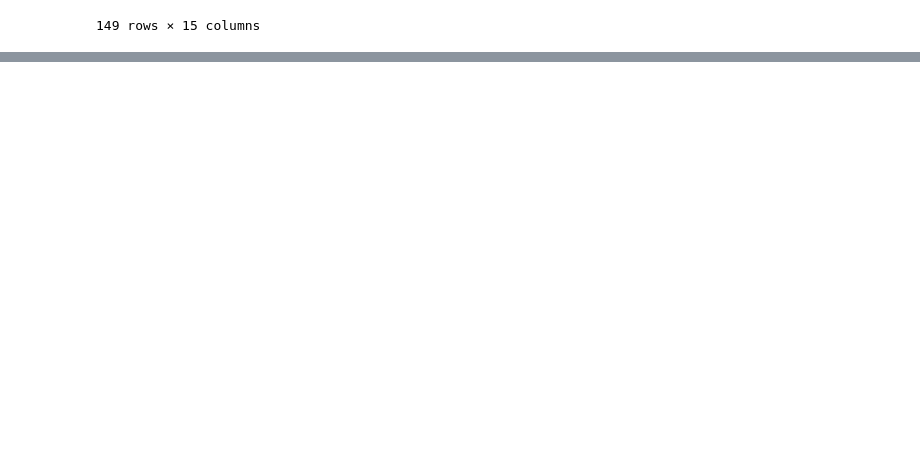
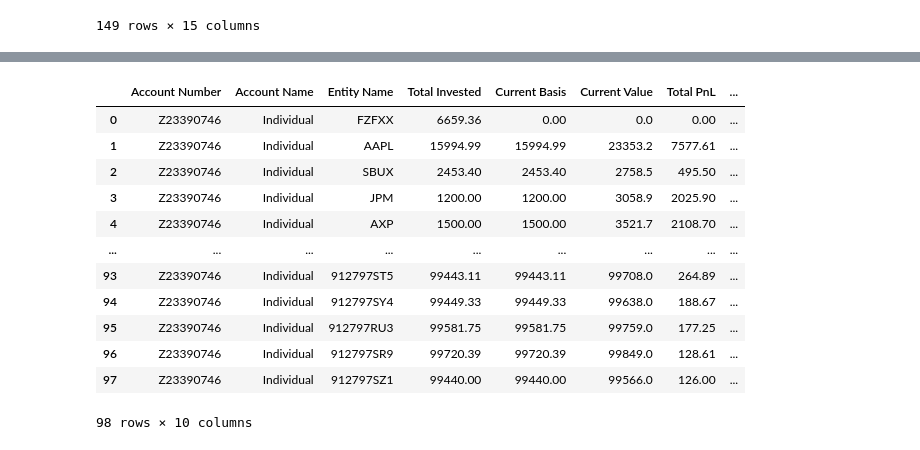
Before and after one commit to yifan-lee/fidelity-portfolio-tracker, a Jupyter notebook: scripts/DEV.ipynb, the cells around one changed output, grey strips where cells are left out. Cells and saved outputs as stored; diff of their text form; code cells hidden in the pictures; blank space fills up the shorter version.

Commit message:
analyze_account_by_asset_class

```diff
--- a/scripts/DEV.ipynb
+++ b/scripts/DEV.ipynb
@@ -673,0 +698,20 @@ transactions[transactions['Account Number'] == '86964']
+# %%
+from support_functions import portfolio_analyzer
+importlib.reload(portfolio_analyzer)
+from support_functions.portfolio_analyzer import (
+    PortfolioAnalyzer,
+)
+
+from support_functions import flow_builders
+importlib.reload(flow_builders)
+from support_functions.flow_builders import (
+    build_entity_cash_flows,
+)
+
+from support_functions import math_utils
+importlib.reload(math_utils)
+from support_functions.math_utils import (
+    calculate_metrics,
+)
+
+analyzer = PortfolioAnalyzer(data_dir, output_dir)
@@ -673,0 +726,12 @@ transactions[transactions['Account Number'] == '86964']
+# %%
+account_num, entity_name = test_case_pair[0]
+data = analyzer.data
+transactions = data.transactions
+position = data.positions
+account_name = data.account_map.get(account_num, "Unknown")
+# %%
+results = []
+sub_transactions = data.transactions[data.transactions['Account Number'] == account_num]
+entity_name_list = sub_transactions['Symbol'].unique()
+entity_name_list = entity_name_list[entity_name_list != '']
+entity_name_list
@@ -673,0 +758,20 @@ transactions[transactions['Account Number'] == '86964']
+# %%
+for entity_name in entity_name_list:
+    result = analyzer.analyze_entity_in_account(account_num, entity_name)
+    results.append(result)
+# %%
+pd.DataFrame(results)
+# %% [output]
+|  | Account Number | Account Name | Entity Name | Total Invested | Current Basis | Current Value | Total PnL | ... |
+| 0 | Z23390746 | Individual | FZFXX | 6659.36 | 0.00 | 0.0 | 0.00 | ... |
+| 1 | Z23390746 | Individual | AAPL | 15994.99 | 15994.99 | 23353.2 | 7577.61 | ... |
+| 2 | Z23390746 | Individual | SBUX | 2453.40 | 2453.40 | 2758.5 | 495.50 | ... |
+| 3 | Z23390746 | Individual | JPM | 1200.00 | 1200.00 | 3058.9 | 2025.90 | ... |
+| 4 | Z23390746 | Individual | AXP | 1500.00 | 1500.00 | 3521.7 | 2108.70 | ... |
+| ... | ... | ... | ... | ... | ... | ... | ... | ... |
+| 93 | Z23390746 | Individual | 912797ST5 | 99443.11 | 99443.11 | 99708.0 | 264.89 | ... |
+| 94 | Z23390746 | Individual | 912797SY4 | 99449.33 | 99449.33 | 99638.0 | 188.67 | ... |
+| 95 | Z23390746 | Individual | 912797RU3 | 99581.75 | 99581.75 | 99759.0 | 177.25 | ... |
+| 96 | Z23390746 | Individual | 912797SR9 | 99720.39 | 99720.39 | 99849.0 | 128.61 | ... |
+| 97 | Z23390746 | Individual | 912797SZ1 | 99440.00 | 99440.00 | 99566.0 | 126.00 | ... |
+98 rows × 10 columns
```
Also changed, not shown: parts of 19 cells of this notebook, 3 other files.
